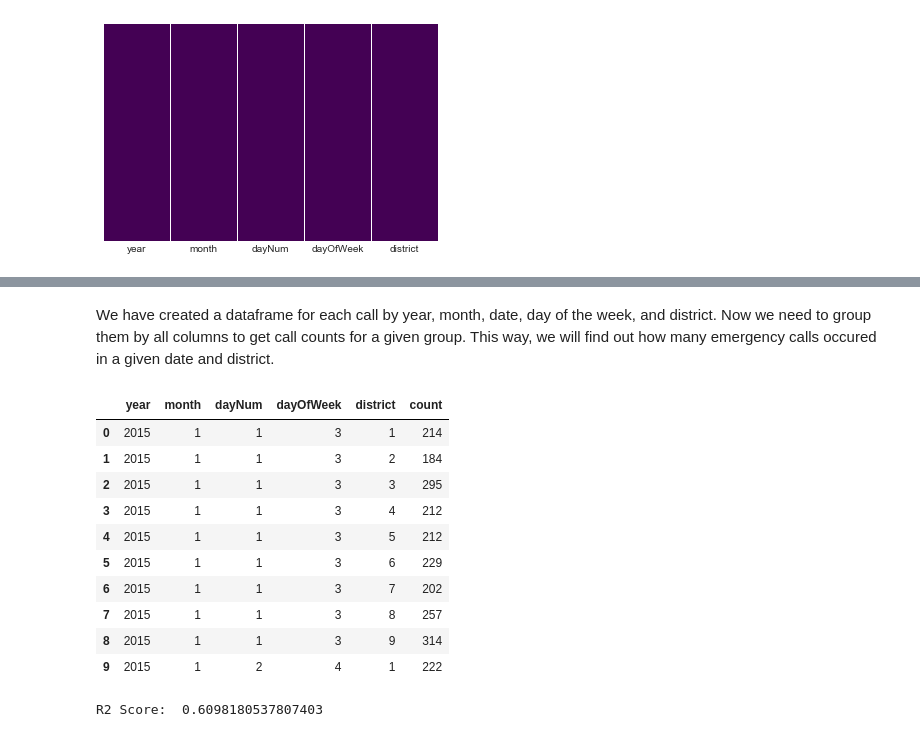
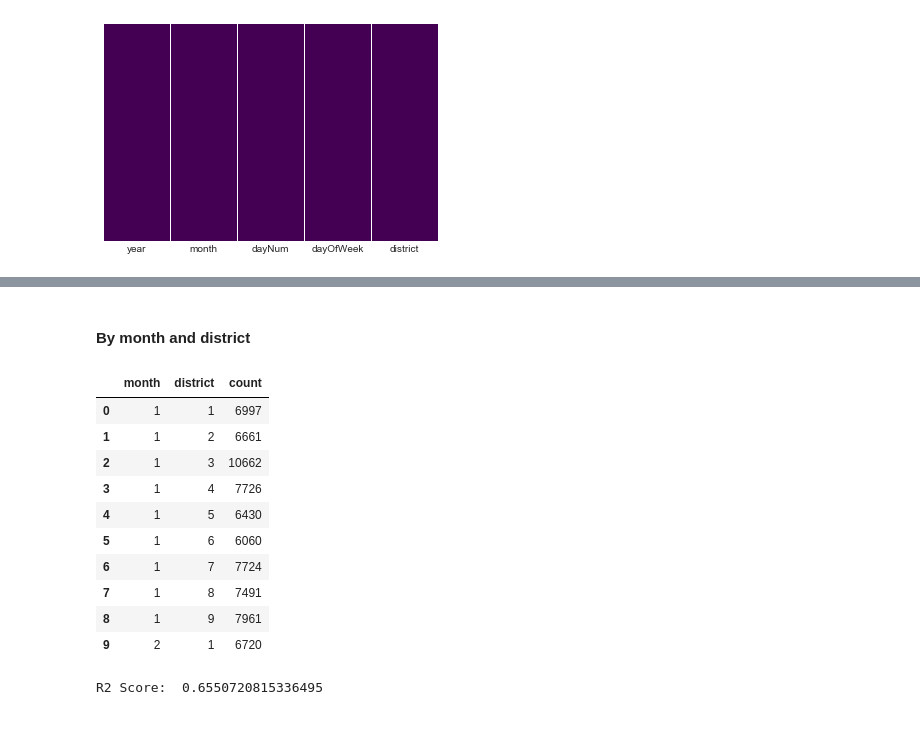
Before and after one commit to ymericson/baltimore-calls, a Jupyter notebook: Baltimore 911 Calls.ipynb, the cells around one changed output, grey strips where cells are left out. Drawn from its saved outputs; the diff is of its cells as text; code cells hidden in the pictures.

Commit message:
year prediction deleted

```diff
--- a/Baltimore 911 Calls.ipynb
+++ b/Baltimore 911 Calls.ipynb
@@ -576,32 +556,30 @@ avg / total       0.29      0.28      0.27    886753
-# %% [markdown]
-We have created a dataframe for each call by year, month, date, day of the week, and district. Now we need to group them by all columns to get call counts for a given group. This way, we will find out how many emergency calls occured in a given date and district.
+# %% [markdown]
+#### By month and district
 # %%
-calls_count_feat = calls_feat.groupby(['year', 'month', 'dayNum', 'dayOfWeek', 'district']).size().reset_index(name="count")
-calls_count_feat.head(10)
+calls_count_district = calls_feat.groupby(['year', 'month', 'district']).size().reset_index(name="count")
+calls_count_district = calls_count_district[['month', 'district', 'count']]
+calls_count_district.head(10)
 # %% [output]
-|  | year | month | dayNum | dayOfWeek | district | count |
-| 0 | 2015 | 1 | 1 | 3 | 1 | 214 |
-| 1 | 2015 | 1 | 1 | 3 | 2 | 184 |
-| 2 | 2015 | 1 | 1 | 3 | 3 | 295 |
-| 3 | 2015 | 1 | 1 | 3 | 4 | 212 |
-| 4 | 2015 | 1 | 1 | 3 | 5 | 212 |
-| 5 | 2015 | 1 | 1 | 3 | 6 | 229 |
-| 6 | 2015 | 1 | 1 | 3 | 7 | 202 |
-| 7 | 2015 | 1 | 1 | 3 | 8 | 257 |
-| 8 | 2015 | 1 | 1 | 3 | 9 | 314 |
-| 9 | 2015 | 1 | 2 | 4 | 1 | 222 |
+|  | month | district | count |
+| 0 | 1 | 1 | 6997 |
+| 1 | 1 | 2 | 6661 |
+| 2 | 1 | 3 | 10662 |
+| 3 | 1 | 4 | 7726 |
+| 4 | 1 | 5 | 6430 |
+| 5 | 1 | 6 | 6060 |
+| 6 | 1 | 7 | 7724 |
+| 7 | 1 | 8 | 7491 |
+| 8 | 1 | 9 | 7961 |
+| 9 | 2 | 1 | 6720 |
 # %%
-from sklearn.model_selection import train_test_split
-X = calls_count_feat.drop('count', axis=1)
-y = calls_count_feat['count']
+X = calls_count_total.drop('count', axis=1)
+y = calls_count_total['count']
 X_train, X_test, y_train, y_test = train_test_split(X, y, test_size=0.3)
+
+model = GradientBoostingRegressor()
+model.fit(X_train,y_train)
+predictions = model.predict(X_test)
+
+print("R2 Score: ", r2_score(y_test, model.predict(X_test)))
+# %% [output]
+R2 Score:  0.6550720815336495
-# %%
-from sklearn.ensemble import GradientBoostingRegressor
-from sklearn.metrics import r2_score
-
-model = GradientBoostingRegressor()
-model.fit(X_train,y_train)
-
-print("R2 Score: ", r2_score(y_test, model.predict(X_test)))
-# %% [output]
-R2 Score:  0.6098180537807403
```
Also changed, not shown: parts of 30 cells of this notebook, 11 other files.
